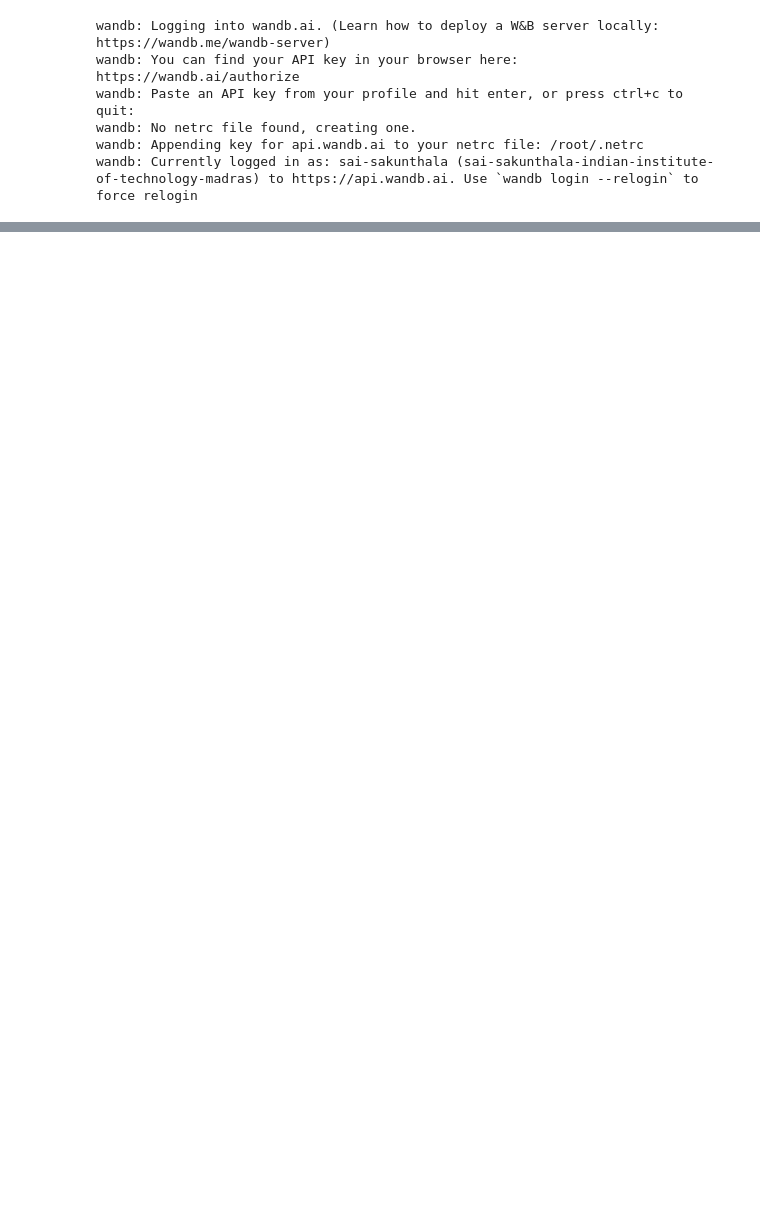
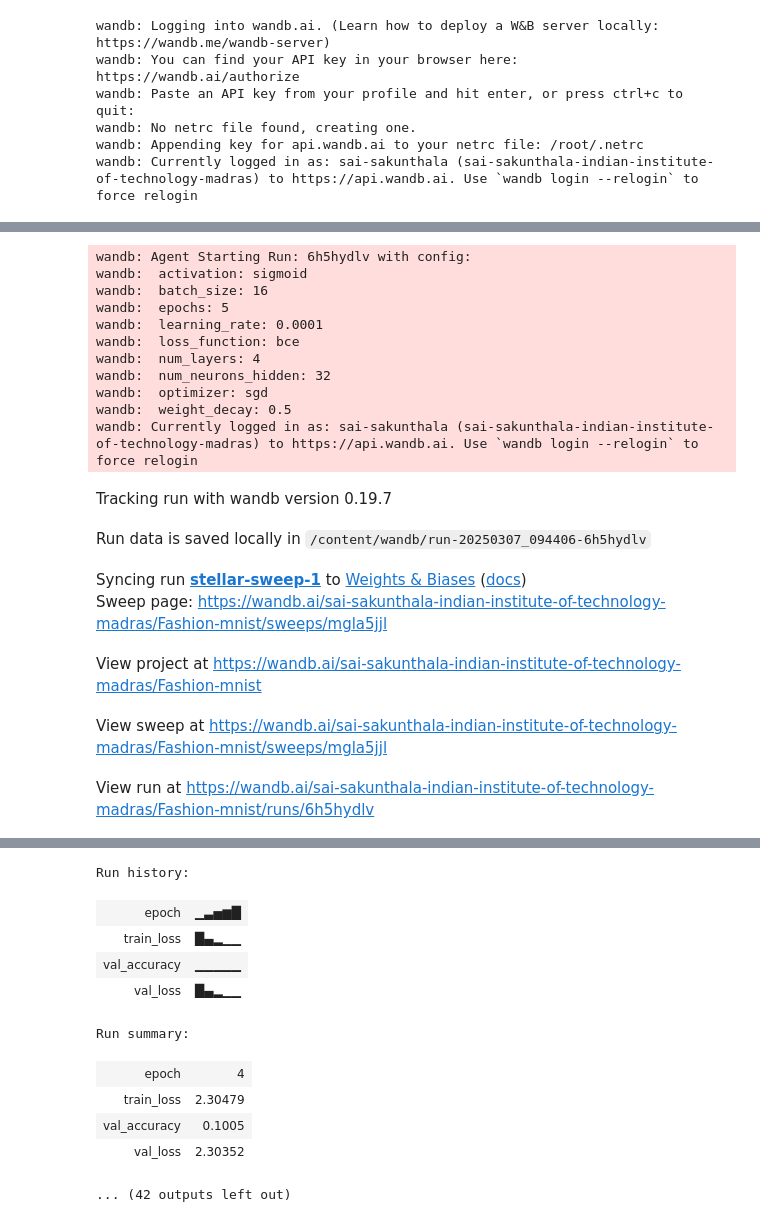
Before and after one commit to Sai-sakunthala/Assignment1, a Jupyter notebook: Assignment1.ipynb, the cells around one changed output, grey strips where cells are left out. Drawn from its saved outputs; the diff is of its cells as text; code cells hidden in the pictures; blank space fills up the shorter version.

```diff
--- a/Assignment1.ipynb
+++ b/Assignment1.ipynb
@@ -321,0 +556,36 @@ Validation Accuracy:  0.8391666666666666
+# %%
+sweep_config = {
+    "method": "random",
+    "metric": {"name": "val_accuracy", "goal": "maximize"},
+    "parameters": {
+        "optimizer": {"values": ["sgd", "momentum", "nestrov"]},
+        "epochs": {"values": [5, 10]},
+        "num_layers": {"values": [3, 4, 5]},
+        "num_neurons_hidden": {"values": [32, 64, 128]},
+        "batch_size": {"values": [16, 32, 64]},
+        "learning_rate": {"values": [0.001, 0.0001]},
+        "weight_decay": {"values": [0, 0.5]},
+        "loss_function": {"values": ["bce"]},
+        "activation": {"values": ["sigmoid", "tanh", "relu"]},
+        "weight_initialization": {"values": ["random", "xavier"]}
+    },
+}
+# %% [output]
+wandb: Agent Starting Run: 6h5hydlv with config:
+wandb:  activation: sigmoid
+wandb:  batch_size: 16
+wandb:  epochs: 5
+wandb:  learning_rate: 0.0001
+wandb:  loss_function: bce
+wandb:  num_layers: 4
+wandb:  num_neurons_hidden: 32
+wandb:  optimizer: sgd
+wandb:  weight_decay: 0.5
+wandb: Currently logged in as: sai-sakunthala (sai-sakunthala-indian-institute-of-technology-madras) to https://api.wandb.ai. Use `wandb login --relogin` to force relogin
+Tracking run with wandb version 0.19.7
+Run data is saved locally in /content/wandb/run-20250307_094406-6h5hydlv
+Syncing run stellar-sweep-1 to Weights & Biases (docs)
+Sweep page: https://wandb.ai/sai-sakunthala-indian-institute-of-technology-madras/Fashion-mnist/sweeps/mgla5jjl
+View project at https://wandb.ai/sai-sakunthala-indian-institute-of-technology-madras/Fashion-mnist
+View sweep at https://wandb.ai/sai-sakunthala-indian-institute-of-technology-madras/Fashion-mnist/sweeps/mgla5jjl
+View run at https://wandb.ai/sai-sakunthala-indian-institute-of-technology-madras/Fashion-mnist/runs/6h5hydlv
@@ -321,0 +593,11 @@ Validation Accuracy:  0.8391666666666666
+Run history:
+| epoch | ▁▃▅▆█ |
+| train_loss | █▄▂▁▁ |
+| val_accuracy | ▁▁▁▁▁ |
+| val_loss | █▄▂▁▁ |
+Run summary:
+| epoch | 4 |
+| train_loss | 2.30479 |
+| val_accuracy | 0.1005 |
+| val_loss | 2.30352 |
+... (42 outputs left out)
```
Also changed, not shown: parts of 7 cells of this notebook.
